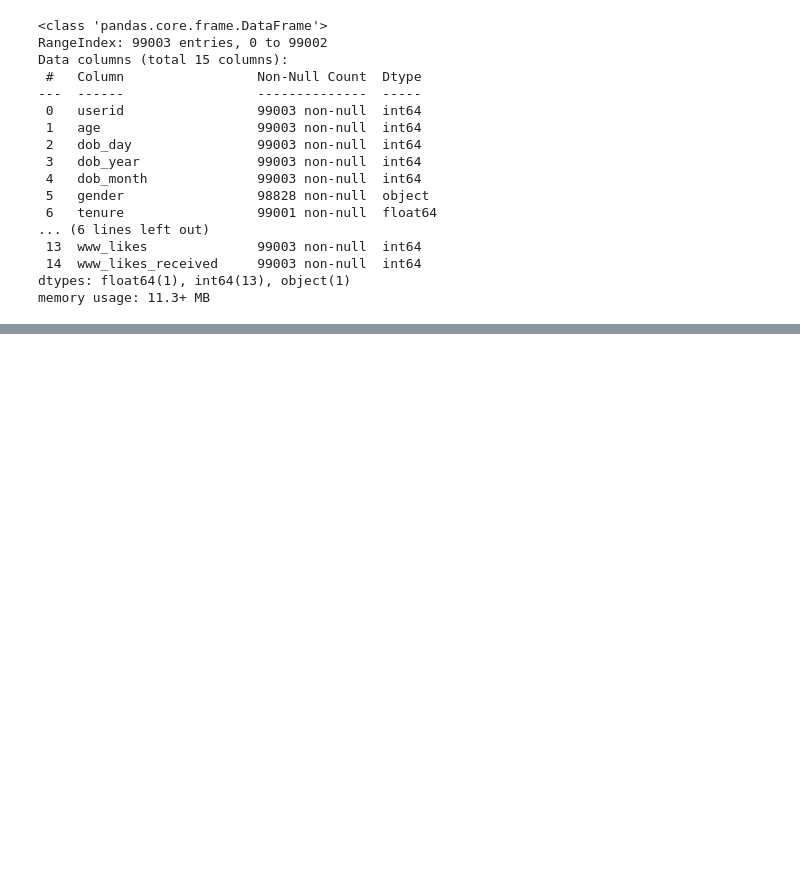
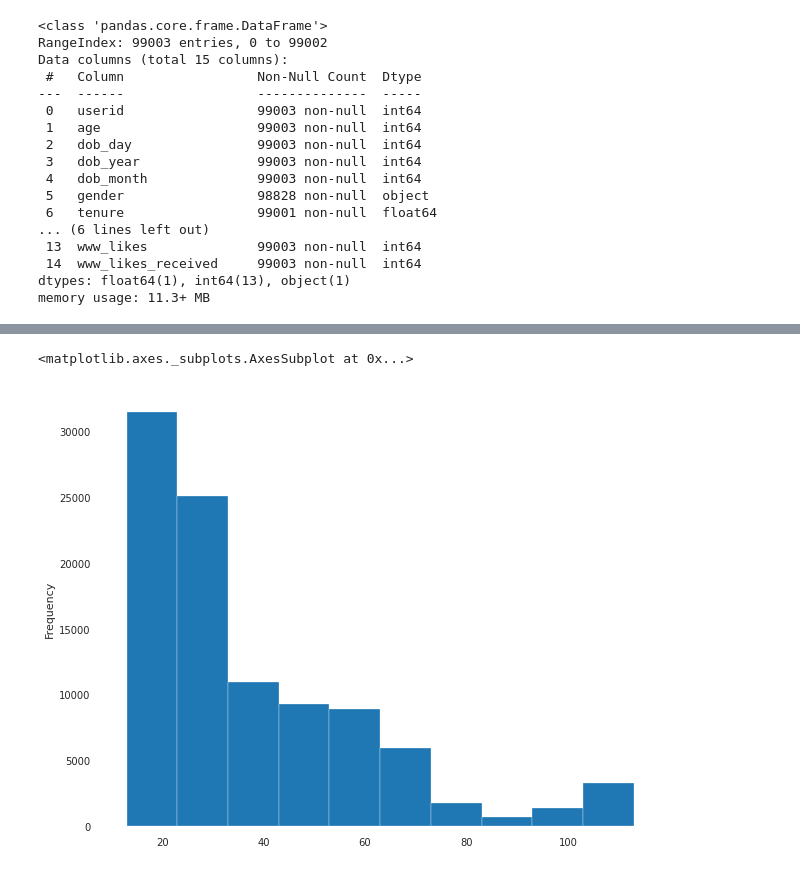
Before and after one commit to samsharm/Python, a Jupyter notebook: EDAProject_samtasharma.ipynb, the cells around one changed output, grey strips where cells are left out. Drawn from its saved outputs; the diff is of its cells as text; code cells hidden in the pictures; blank space fills up the shorter version.

```diff
--- a/EDAProject_samtasharma.ipynb
+++ b/EDAProject_samtasharma.ipynb
@@ -83,0 +149,2 @@ profile.to_file("fb_data_pre-profile.html")
+# %%
+fb.dropna(axis=0, subset=['gender'], inplace=True)
@@ -83,0 +153,3 @@ profile.to_file("fb_data_pre-profile.html")
+# %%
+fb.dropna (subset=['tenure'], inplace=True)
+fb.isnull().sum()
@@ -83,0 +192,6 @@ profile.to_file("fb_data_pre-profile.html")
+# %%
+plt.figure(figsize=[10,8], edgecolor = 'white')
+fb['age'].plot(kind='hist')
+# %% [output]
+<matplotlib.axes._subplots.AxesSubplot at 0x...>
+[figure, added]
```
Also changed, not shown: parts of 38 cells of this notebook.
